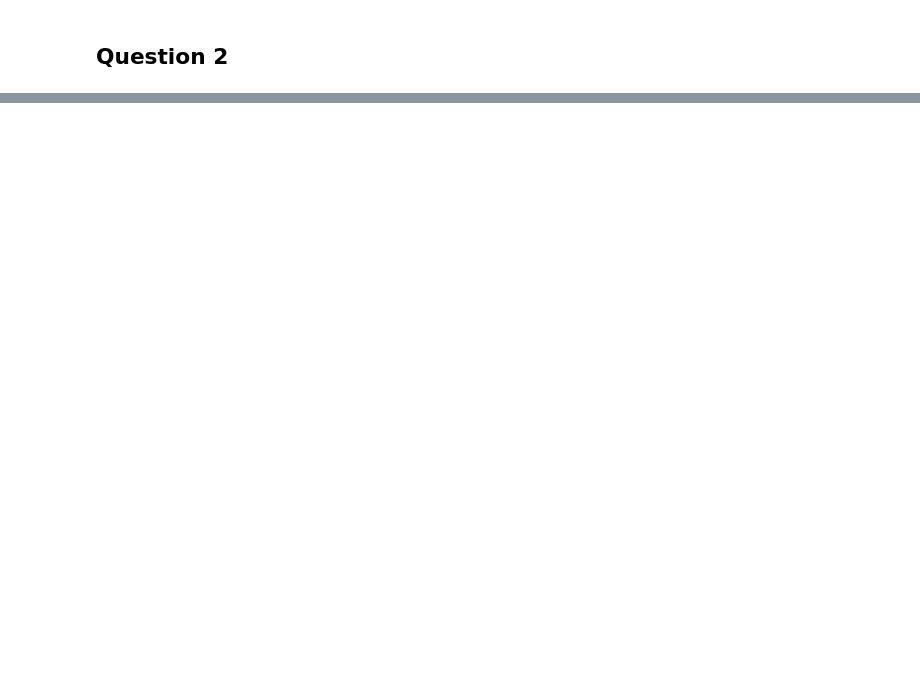
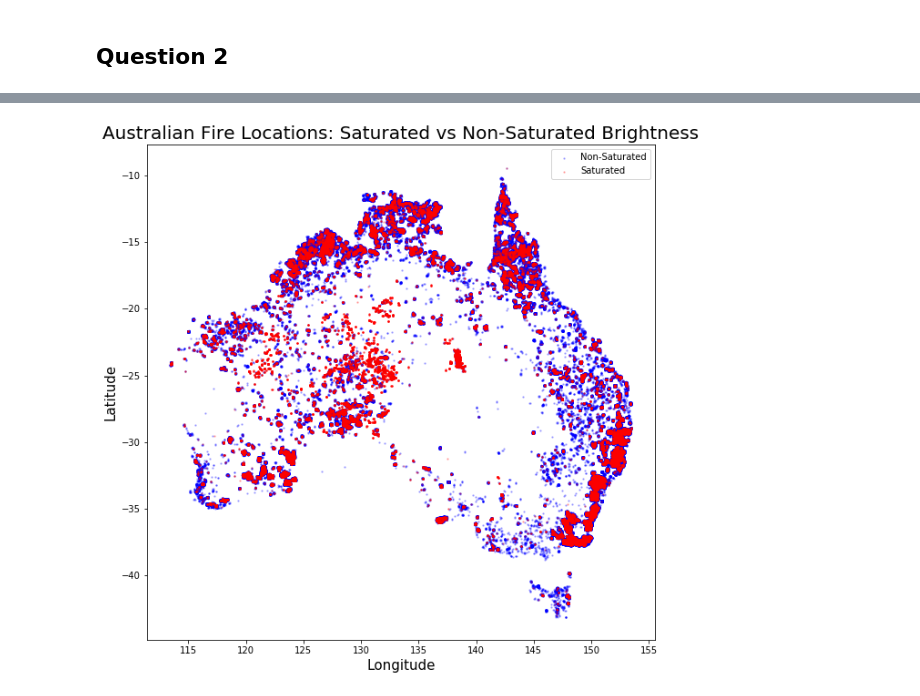
Before and after one commit to dsikka/Applied_ML, a Jupyter notebook: HW1/HW1.ipynb, the cells around one changed output, grey strips where cells are left out. Drawn from its saved outputs; the diff is of its cells as text; code cells hidden in the pictures; blank space fills up the shorter version.

```diff
--- a/HW1/HW1.ipynb
+++ b/HW1/HW1.ipynb
@@ -79,0 +124,13 @@ plt.show()
+# %%
+fig, ax = plt.subplots(1,1, figsize=(10,10))
+ax.plot(non_saturated['longitude'], non_saturated['latitude'], 'bx', markersize=2, alpha=0.05)
+ax.plot(saturated['longitude'], saturated['latitude'], 'rx', markersize=2, alpha=0.05)
+
+
+ax.legend(['Non-Saturated', 'Saturated'], loc='upper right')
+ax.set_xlabel('Longitude', fontsize=15)
+ax.set_ylabel('Latitude', fontsize=15)
+ax.set_title('Australian Fire Locations: Saturated vs Non-Saturated Brightness', fontsize=20)
+plt.show()
+# %% [output]
+[figure, added]
```
Also changed, not shown: parts of 13 cells of this notebook.
